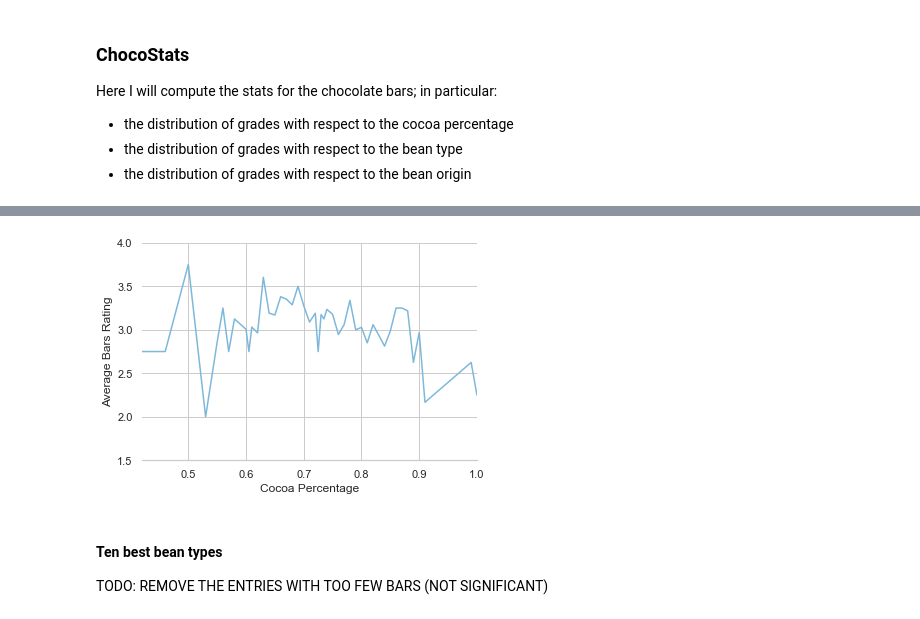
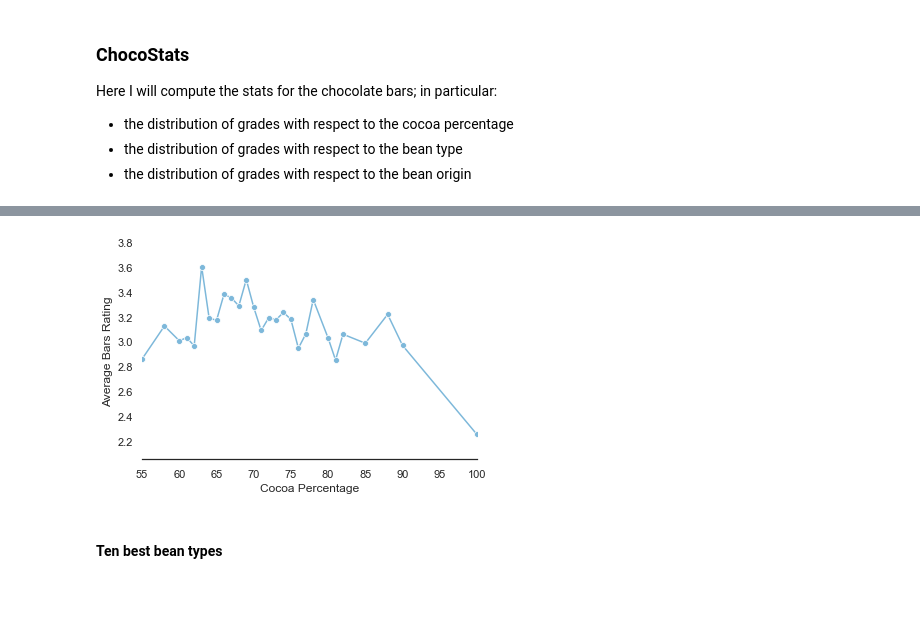
Before and after one commit to loris2222/ChocoData, a Jupyter notebook: code/Companies and Chocostats.ipynb, the cells around one changed output, grey strips where cells are left out. Cells and saved outputs as stored; diff of their text form; code cells hidden in the pictures.

```diff
--- a/code/Companies and Chocostats.ipynb
+++ b/code/Companies and Chocostats.ipynb
@@ -162,16 +196,26 @@ percentages = chocodata.cocoa_percent.unique()
 # %%
 # Create the DataFrame that collects the average grade with respect to the cocoa percentage
 d = { 'cocoa_percentage': [],
-      'avg_rating': []
+      'avg_rating': [],
+      'num_bars': []
     }
 avg_percentage = pd.DataFrame(d)
 
 # Foreach cocoa percentage, compute its average evaluation
 for p in percentages:
     bars = chocodata[chocodata.cocoa_percent == p]
+    num = bars['ref'].count()
     mean_rating = bars['rating'].mean()
     d = pd.DataFrame(
         {'cocoa_percentage': [p],
-         'avg_rating': [mean_rating]})
+         'avg_rating': [mean_rating],
+         'num_bars': [num]})
     tmp = [avg_percentage, d]
-    avg_percentage = pd.concat(tmp)
+    avg_percentage = pd.concat(tmp, ignore_index=True)
+
+# Remove all the entries with too few bars
+avg_percentage = avg_percentage.drop(avg_percentage[avg_percentage.num_bars < min_bars].index)
+
+# Reset index and sort values in the DataFrame
+avg_percentage.reset_index()
+avg_percentage.sort_values('cocoa_percentage')
@@ -178,19 +240,12 @@ for p in percentages:
-# %%
-# Plot the data through a lineplot
-ax = sns.lineplot(data=avg_percentage, x=avg_percentage.cocoa_percentage, y=avg_percentage.avg_rating, color=palette[5])
-ax.set_xlabel('Cocoa Percentage')
-ax.set_ylabel('Average Bars Rating')
-ax.set(xlim=(min_cocoa, max_cocoa))
-ax.set(ylim=(1.5, 4))
-sns.despine(left=True, right=True)
-
-plt.savefig('images/avg_cocoaPercentage.pdf')
-# %% [output]
-[figure, removed]
+# %%
+# Plot a line plot
+line_plot(avg_percentage, 'cocoa_percentage', 'avg_rating', 'Cocoa Percentage', 'Average Bars Rating', palette[5])
+
+plt.savefig('images/avg_cocoaPercentage.pdf')
+# %% [output]
+[figure, added]
 # %% [markdown]
 #### Ten best bean types
-
-TODO: REMOVE THE ENTRIES WITH TOO FEW BARS (NOT SIGNIFICANT)
 # %%
 # Get a list of all the unique cocoa bean types
 beans = chocodata.bean_type.unique()
```
Also changed, not shown: parts of 22 cells of this notebook, 8 other files.
